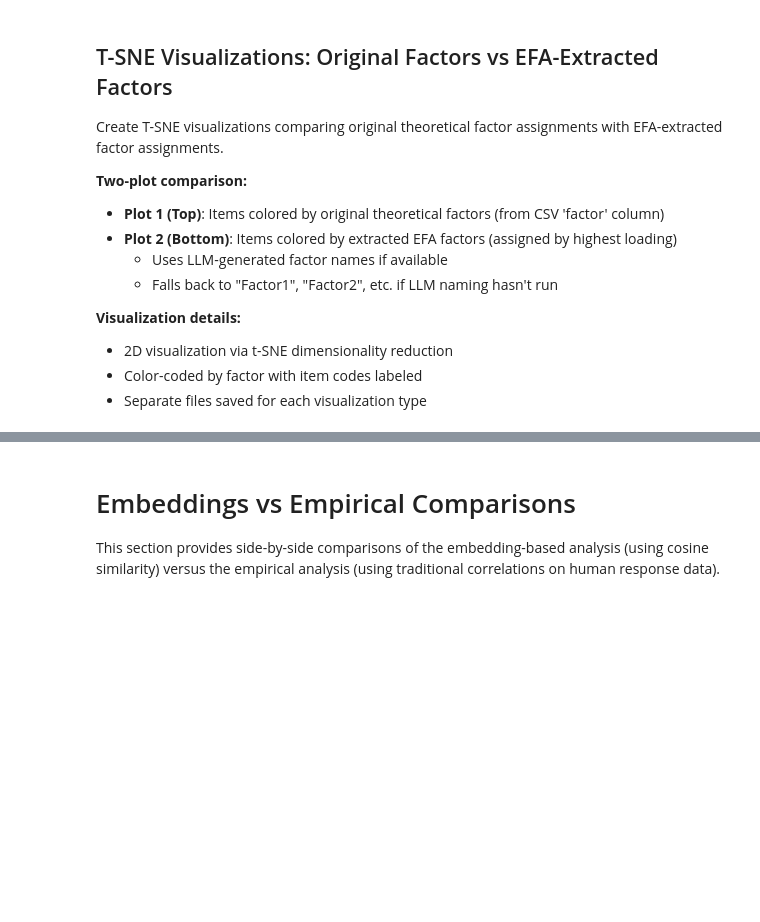
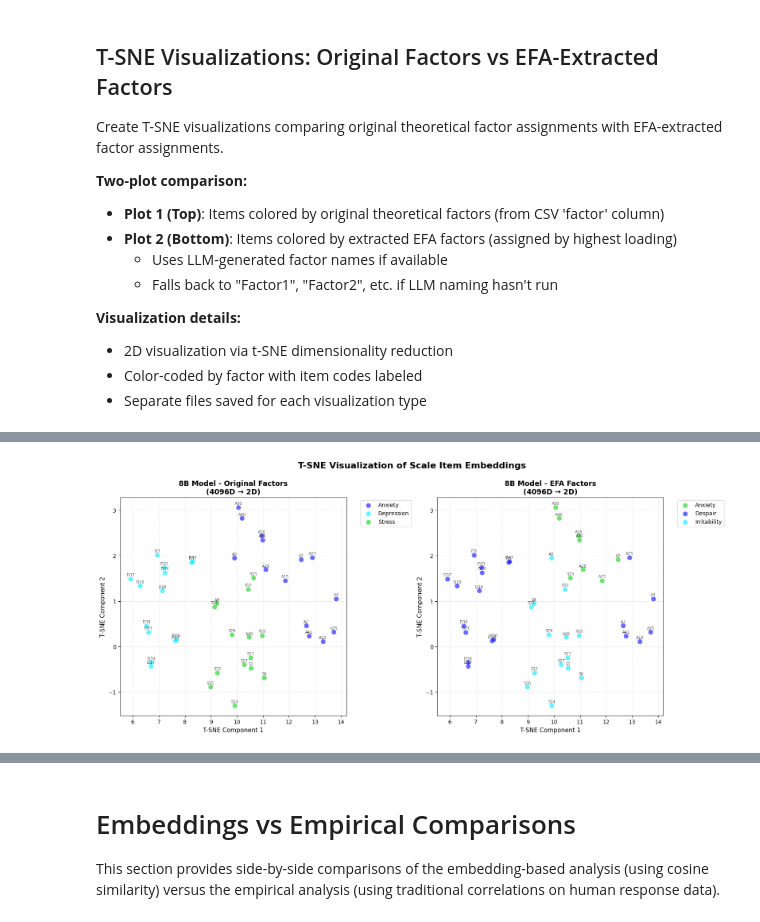
Before and after one commit to devon7y/llm_factor_analysis, a Jupyter notebook: qwen3_efa.ipynb, the cells around one changed output, grey strips where cells are left out. Saved outputs shown, nothing was run; the diff lists cells and outputs as text; code cells hidden in the pictures; blank space fills up the shorter version.

```diff
--- a/qwen3_efa.ipynb
+++ b/qwen3_efa.ipynb
@@ -2190,7 +2402,9 @@ import sys
 print("Setting up HuggingFace API environment...")
 
 # Set HF_TOKEN
-os.environ['HF_TOKEN'] = 'YOUR_HF_TOKEN_HERE'
+# Load HF token from standard cache location
+with open(os.path.expanduser('~/.cache/huggingface/token'), 'r') as f:
+    os.environ['HF_TOKEN'] = f.read().strip()
 print("✓ HF_TOKEN set")
 
 # Check if openai package is installed
@@ -2277,10 +2505,9 @@ print(f"Number of items: {len(factors)}")
 unique_factors = sorted(set(factors))
 print(f"Factors: {unique_factors}")
 
-# Create a color map for the personality factors
-import matplotlib.cm as cm
-colors_map = cm.get_cmap('tab10', len(unique_factors))
-factor_to_color = {factor: colors_map(i) for i, factor in enumerate(unique_factors)}
+# Create a color map for the personality factors using custom hex colors
+custom_colors = ['#0907FF', '#00EAFF', '#0CCF14', '#FF2F00', '#C62FF4', '#F4B62F']
+factor_to_color = {factor: custom_colors[i] for i, factor in enumerate(unique_factors)}
 
 # Run T-SNE and create visualizations for all models
 print("Running T-SNE for all models...")
@@ -2318,7 +2545,7 @@ print("Creating T-SNE visualizations...")
 print("=" * 70)
 
 # Create plots directory if it doesn't exist
-plots_dir = "plots"
+plots_dir = "plot2"
 os.makedirs(plots_dir, exist_ok=True)
 print(f"Plots will be saved to: {plots_dir}/")
 
@@ -2345,17 +2572,15 @@ else:
 
     # Create main combined plot with 2 rows (if PCA assignments available)
     if factor_assignments_available:
-        # 2 rows: top = original factors, bottom = EFA factors
-        fig_width = min(24, 8 * num_models)
-        fig, axes = plt.subplots(2, min(3, num_models), figsize=(fig_width, 16))
+        # Side-by-side: original factors (left), EFA factors (right)
+        fig_width = min(32, 16 * num_models)
+        fig, axes = plt.subplots(1, min(3, num_models) * 2, figsize=(fig_width, 7))
 
         # Handle case of single model
-        if min(3, num_models) == 1:
-            axes = axes.reshape(2, 1)
     else:
         # Single row: original factors only
-        fig_width = min(24, 8 * num_models)
-        fig, axes = plt.subplots(1, min(3, num_models), figsize=(fig_width, 8))
+        fig_width = min(32, 16 * num_models)
+        fig, axes = plt.subplots(1, min(3, num_models), figsize=(fig_width, 7))
 
         if min(3, num_models) == 1:
             axes = [axes]
@@ -2370,7 +2595,7 @@ else:
 
         # ===== ROW 1: Original Factors =====
         if factor_assignments_available:
-            ax = axes[0, idx]
+            ax = axes[idx * 2]  # Original factors on left
         else:
             ax = axes[idx] if isinstance(axes, list) else axes
 
@@ -2411,27 +2636,30 @@ else:
         ax.grid(True, alpha=0.3, linestyle='--')
 
         # Add legend to rightmost plot
-        if idx == min(2, num_models - 1):
-            ax.legend(bbox_to_anchor=(1.05, 1), loc='upper left', fontsize=10)
+        if idx == num_models - 1:  # Add legend to rightmost plots
+            # Sort legend alphabetically
+            handles, labels = ax.get_legend_handles_labels()
+            if handles:
+                handles, labels = zip(*sorted(zip(handles, labels), key=lambda t: t[1]))
+            ax.legend(handles, labels, bbox_to_anchor=(1.05, 1), loc='upper left', fontsize=10)
 
         # ===== ROW 2: EFA Factors =====
         if factor_assignments_available:
-            ax = axes[1, idx]
+            ax = axes[idx * 2 + 1]  # EFA factors on right
 
             # Get component assignments for this model
             factor_items = factor_assignments[model_size]
             n_factors = len(factor_items)
 
-            # Create color map for components
-            factor_colors_map = plt.cm.get_cmap('tab10', n_factors)
+            # Create color map for components using custom hex colors
             factor_names = sorted(factor_items.keys())
-            efa_factor_to_color = {comp: factor_colors_map(i) for i, comp in enumerate(factor_names)}
+            efa_factor_to_color = {comp: custom_colors[i] for i, comp in enumerate(factor_names)}
 
             # Plot each component with a different color
             for factor_name in factor_names:
                 # Get display name (LLM-generated or default)
-                if 'factor_name_mappings' in dir() and model_size in factor_name_mappings:
-                    display_name = factor_name_mappings[model_size].get(factor_name, factor_name)
+                if 'factor_name_mappings_nn' in dir() and model_size in factor_name_mappings_nn:
+                    display_name = factor_name_mappings_nn[model_size].get(factor_name, factor_name)
                 else:
                     display_name = factor_name
 
@@ -2472,7 +2700,11 @@ else:
 
             # Add legend to rightmost plot
             if idx == min(2, num_models - 1):
-                ax.legend(bbox_to_anchor=(1.05, 1), loc='upper left', fontsize=10)
+                # Sort legend alphabetically
+                handles, labels = ax.get_legend_handles_labels()
+                if handles:
+                    handles, labels = zip(*sorted(zip(handles, labels), key=lambda t: t[1]))
+                ax.legend(handles, labels, bbox_to_anchor=(1.05, 1), loc='upper left', fontsize=10)
 
     # Overall title
     if factor_assignments_available:
@@ -2513,7 +2745,7 @@ else:
             embedding_dim = all_embeddings[model_size].shape[1]
 
             # Individual plot 1: Original Factors
-            fig, ax = plt.subplots(1, 1, figsize=(10, 8))
+            fig, ax = plt.subplots(1, 1, figsize=(10, 10))
 
             for factor in unique_factors:
                 indices = [i for i, f in enumerate(factors) if f == factor]
@@ -2548,7 +2780,11 @@ else:
                 fontweight='bold'
             )
             ax.grid(True, alpha=0.3, linestyle='--')
-            ax.legend(loc='best', fontsize=10)
+            # Sort legend alphabetically
+            handles, labels = ax.get_legend_handles_labels()
+            if handles:
+                handles, labels = zip(*sorted(zip(handles, labels), key=lambda t: t[1]))
+            ax.legend(handles, labels, loc='best', fontsize=10)
 
             plt.tight_layout()
             filename = f"qwen3_tsne_original_{model_size}_{timestamp}.png"
@@ -2558,18 +2794,17 @@ else:
             print(f"  ✓ {filepath}")
 
             # Individual plot 2: EFA Factors
-            fig, ax = plt.subplots(1, 1, figsize=(10, 8))
+            fig, ax = plt.subplots(1, 1, figsize=(10, 10))
 
             factor_items = factor_assignments[model_size]
             n_factors = len(factor_items)
-            factor_colors_map = plt.cm.get_cmap('tab10', n_factors)
             factor_names = sorted(factor_items.keys())
-            efa_factor_to_color = {comp: factor_colors_map(i) for i, comp in enumerate(factor_names)}
+            efa_factor_to_color = {comp: custom_colors[i] for i, comp in enumerate(factor_names)}
 
             for factor_name in factor_names:
                 # Get display name (LLM-generated or default)
-                if 'factor_name_mappings' in dir() and model_size in factor_name_mappings:
-                    display_name = factor_name_mappings[model_size].get(factor_name, factor_name)
+                if 'factor_name_mappings_nn' in dir() and model_size in factor_name_mappings_nn:
+                    display_name = factor_name_mappings_nn[model_size].get(factor_name, factor_name)
                 else:
                     display_name = factor_name
 
@@ -2606,7 +2841,11 @@ else:
                 fontweight='bold'
             )
             ax.grid(True, alpha=0.3, linestyle='--')
-            ax.legend(loc='best', fontsize=10)
+            # Sort legend alphabetically
+            handles, labels = ax.get_legend_handles_labels()
+            if handles:
+                handles, labels = zip(*sorted(zip(handles, labels), key=lambda t: t[1]))
+            ax.legend(handles, labels, loc='best', fontsize=10)
 
             plt.tight_layout()
             filename = f"qwen3_tsne_efa_{model_size}_{timestamp}.png"
@@ -2616,3 +2855,4 @@ else:
             print(f"  ✓ {filepath}")
 
     print("\n✓ Visualization complete!")
+# %% [output]
@@ -2618,0 +2876 @@ else:
+[figure, added]
```
Also changed, not shown: parts of 26 cells of this notebook, 3 other files.
